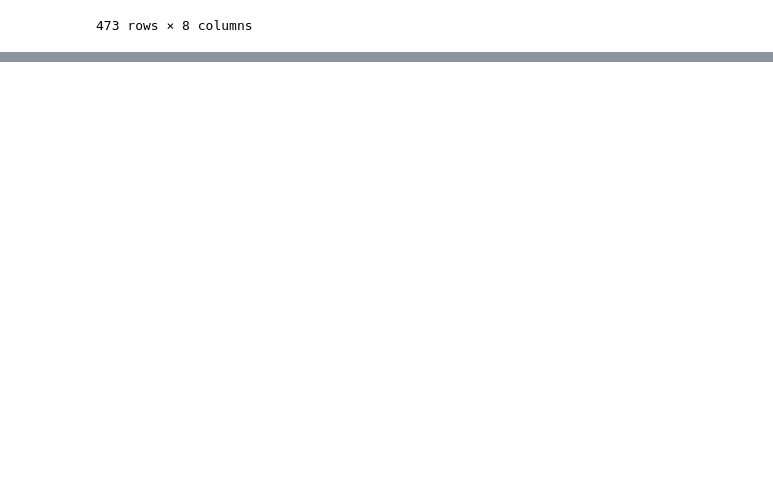
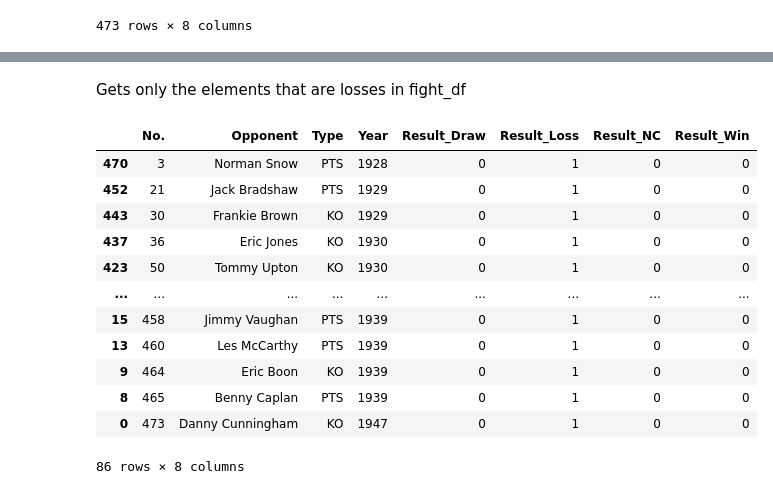
Before and after one commit to timothylc/WickwarBoxing, a Jupyter notebook: Wickwar_Boxing.ipynb, the cells around one changed output, grey strips where cells are left out. Cells and saved outputs as stored; diff of their text form; code cells hidden in the pictures; blank space fills up the shorter version.

```diff
--- a/Wickwar_Boxing.ipynb
+++ b/Wickwar_Boxing.ipynb
@@ -160,0 +184,20 @@ Text(0.5, 1.0, "Len Wickwar's Boxing Win Percentage By Year")
+# %% [markdown]
+Gets only the elements that are losses in fight_df
+# %%
+loss_df = fight_df.copy(deep = True)
+loss_df = loss_df[loss_df['Result_Loss'] == 1]
+loss_df
+# %% [output]
+|  | No. | Opponent | Type | Year | Result_Draw | Result_Loss | Result_NC | Result_Win |
+| 470 | 3 | Norman Snow | PTS | 1928 | 0 | 1 | 0 | 0 |
+| 452 | 21 | Jack Bradshaw | PTS | 1929 | 0 | 1 | 0 | 0 |
+| 443 | 30 | Frankie Brown | KO | 1929 | 0 | 1 | 0 | 0 |
+| 437 | 36 | Eric Jones | KO | 1930 | 0 | 1 | 0 | 0 |
+| 423 | 50 | Tommy Upton | KO | 1930 | 0 | 1 | 0 | 0 |
+| ... | ... | ... | ... | ... | ... | ... | ... | ... |
+| 15 | 458 | Jimmy Vaughan | PTS | 1939 | 0 | 1 | 0 | 0 |
+| 13 | 460 | Les McCarthy | PTS | 1939 | 0 | 1 | 0 | 0 |
+| 9 | 464 | Eric Boon | KO | 1939 | 0 | 1 | 0 | 0 |
+| 8 | 465 | Benny Caplan | PTS | 1939 | 0 | 1 | 0 | 0 |
+| 0 | 473 | Danny Cunningham | KO | 1947 | 0 | 1 | 0 | 0 |
+86 rows × 8 columns
```
Also changed, not shown: parts of 47 cells of this notebook.
